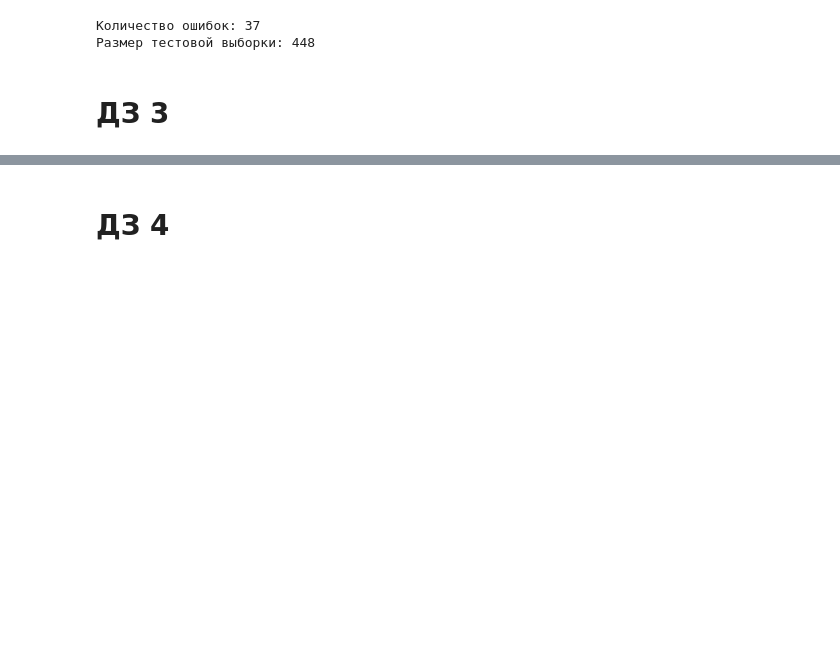
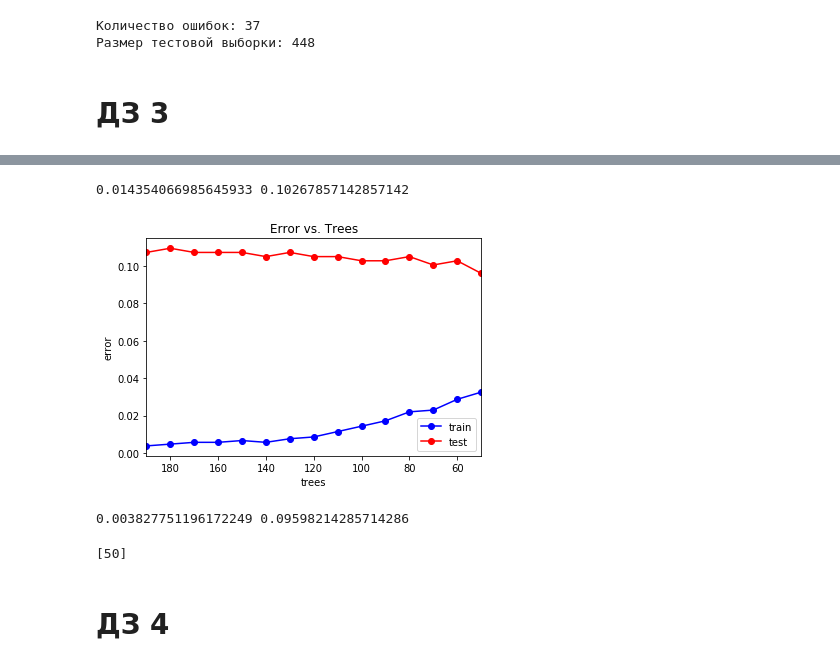
Before and after one commit to komarovn/ML-TMDB-Analysis, a Jupyter notebook: tmdb.ipynb, the cells around one changed output, grey strips where cells are left out. Cells and saved outputs as stored; diff of their text form; code cells hidden in the pictures; blank space fills up the shorter version.

```diff
--- a/tmdb.ipynb
+++ b/tmdb.ipynb
@@ -711,0 +873,3 @@ print("Размер тестовой выборки: " + str(len(X_test)))
+# %%
+gbt = ensemble.GradientBoostingClassifier(n_estimators = 100)
+gbt.fit(X_train, y_train)
@@ -712,2 +885,39 @@ print("Размер тестовой выборки: " + str(len(X_test)))
+# %%
+y_train_pred = gbt.predict(X_train)
+y_test_pred = gbt.predict(X_test)
+print(np.mean(y_train != y_train_pred), np.mean(y_test != y_test_pred))
+# %% [output]
+0.014354066985645933 0.10267857142857142
+# %%
+trees_arr = np.arange(50, 200, 10)
+test_err = []
+train_err = []
+for trees in trees_arr:
+    gbt = ensemble.GradientBoostingClassifier(n_estimators = trees)
+    gbt.fit(X_train, y_train)
+    train_err.append(np.mean(y_train != gbt.predict(X_train)))
+    test_err.append(np.mean(y_test  != gbt.predict(X_test)))
+
+plt.plot(trees_arr, train_err, 'b-o', label = 'train')
+plt.plot(trees_arr, test_err, 'r-o', label = 'test')
+plt.xlim([np.max(trees_arr), np.min(trees_arr)])
+plt.title('Error vs. Trees')
+plt.xlabel('trees')
+plt.ylabel('error')
+plt.legend()
+pass
+# %% [output]
+[figure, added]
+# %%
+min_train_err = np.min(train_err)
+min_test_err = np.min(test_err)
+print(min_train_err, min_test_err)
+# %% [output]
+0.003827751196172249 0.09598214285714286
+# %%
+trees_opt = trees_arr[test_err == min_test_err]
+print(trees_opt)
+# %% [output]
+[50]
 # %% [markdown]
 # ДЗ 4
```
Also changed, not shown: parts of 23 cells of this notebook.
